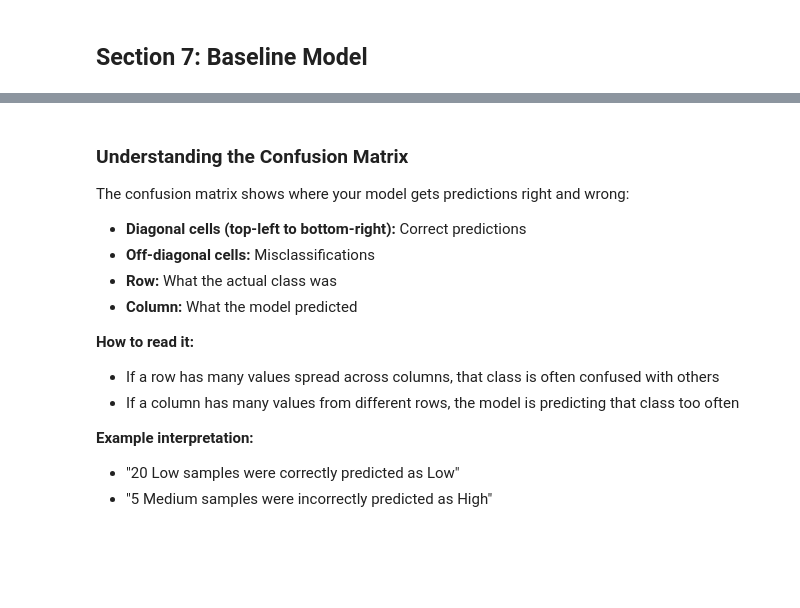
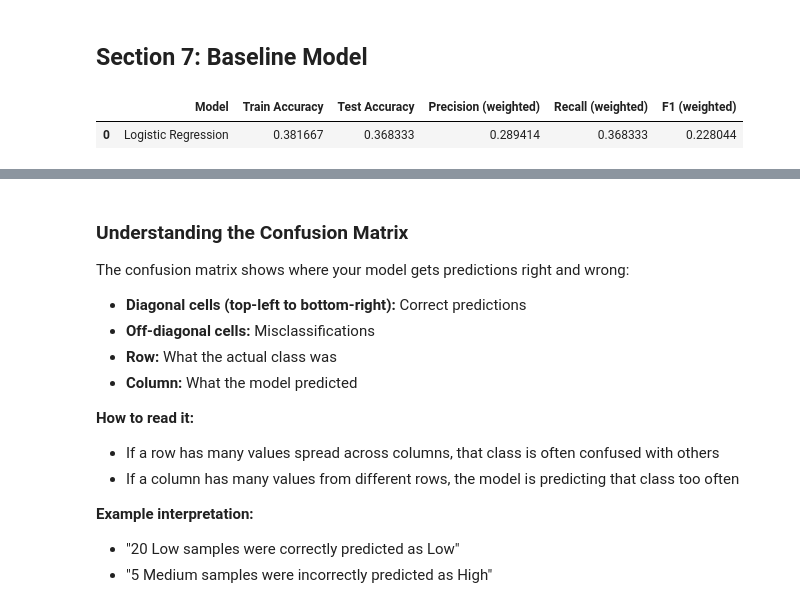
Before and after one commit to ssmanus94-debug/space-mission-success-predictor, a Jupyter notebook: 03_classification_model.ipynb, the cells around one changed output, grey strips where cells are left out. Drawn from its saved outputs; the diff is of its cells as text; code cells hidden in the pictures; blank space fills up the shorter version.

```diff
--- a/03_classification_model.ipynb
+++ b/03_classification_model.ipynb
@@ -349,14 +379,21 @@ For classification, we use **stratified** splitting to ensure each class is prop
 # TODO: Split your data with stratification
 #
 # Requirements:
-# - 80/20 split (test_size=0.2)
+# - 80/20 split (test_size=0.2) **********
 # - random_state=42 for reproducibility
-# - stratify=y_encoded (THIS IS THE KEY DIFFERENCE FROM REGRESSION!)
+# - stratify=y_encoded (THIS IS THE KEY DIFFERENCE FROM REGRESSION!)  !! This is the deiiference of classification?
 #   This ensures each class is proportionally represented in train/test
 #
-# Store in: X_train, X_test, y_train, y_test
+# Store in: X_train, X_test, y_train, y_test ***
 
-# YOUR CODE HERE:
+X_train, X_test, y_train, y_test = train_test_split(
+    X,
+    y_encoded,
+    test_size = 0.2,
+    random_state = 42,
+    stratify = y_encoded
+
+)
 # %%
 # Verify split and stratification
 print(f"Training set: {X_train.shape[0]} samples")
@@ -413,12 +467,27 @@ def evaluate_classifier(model, X_train, X_test, y_train, y_test, model_name):
 # %%
 # TODO: Create and evaluate a baseline Logistic Regression model
 #
 # Create LogisticRegression(random_state=42, max_iter=1000)
 # Use evaluate_classifier() to train and evaluate
 
 # YOUR CODE HERE:
-# baseline_model = ...
-# baseline_results, baseline_trained, baseline_preds = evaluate_classifier(...)
+baseline_model = LogisticRegression(random_state=42, max_iter=1000)
+#Now use evaluate classifier function given in last part...
+
+baseline_results, baseline_trained, baseline_preds = evaluate_classifier(
+    baseline_model,
+    X_train_scaled,\
+    X_test_scaled,
+    y_train,
+    y_test,
+    model_name= "Logistic Regression"
+
+)
+
+display(pd.DataFrame([baseline_results]))
+# %% [output]
+|  | Model | Train Accuracy | Test Accuracy | Precision (weighted) | Recall (weighted) | F1 (weighted) |
+| 0 | Logistic Regression | 0.381667 | 0.368333 | 0.289414 | 0.368333 | 0.228044 |
 # %%
 # Display baseline results
 print("=" * 50)
```
Also changed, not shown: parts of 40 cells of this notebook.
